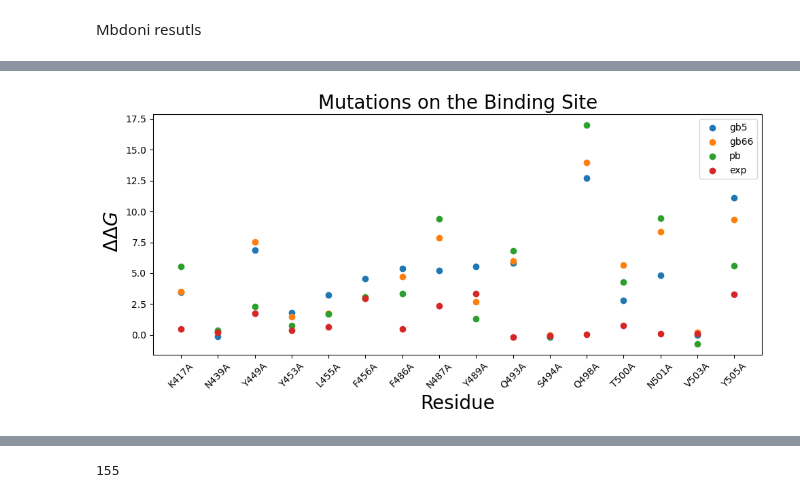
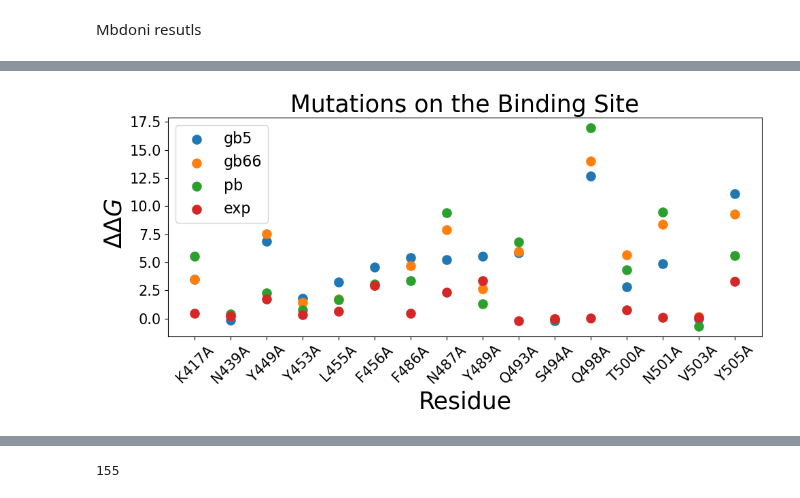
Before and after one commit to fergplace/amber_scripts, a Jupyter notebook: fun_figures.ipynb, the cells around one changed output, grey strips where cells are left out. Cells and saved outputs as stored; diff of their text form; code cells hidden in the pictures.

```diff
--- a/fun_figures.ipynb
+++ b/fun_figures.ipynb
@@ -109,21 +115,22 @@ plt.savefig("all_muts_fig.png")
 # %%
 plt.figure(figsize=(10, 5))
 
 plt.scatter( df_num_data_sorted_binding_site_mbondi["mutations"]
-            ,-df_num_data_sorted_binding_site_mbondi["delta_delta_g_gen"], label="gb5")
+            ,-df_num_data_sorted_binding_site_mbondi["delta_delta_g_gen"], label="gb5" ,s = 90)
 plt.scatter( df_num_data_sorted_binding_site_mbondi["mutations"]
-            ,-df_num_data_sorted_binding_site_mbondi["delta_delta_g_gen_66"], label="gb66")
+            ,-df_num_data_sorted_binding_site_mbondi["delta_delta_g_gen_66"], label="gb66",s = 90)
 plt.scatter( df_num_data_sorted_binding_site_mbondi["mutations"]
-            ,-df_num_data_sorted_binding_site_mbondi["delta_delta_g_pb"], label="pb")
+            ,-df_num_data_sorted_binding_site_mbondi["delta_delta_g_pb"], label="pb",s = 90)
 plt.scatter( df_num_data_sorted_binding_site_mbondi["mutations"]
-            ,-df_num_data_sorted_binding_site_mbondi["exp_data"], label="exp")
+            ,-df_num_data_sorted_binding_site_mbondi["exp_data"], label="exp",s = 90)
 
-plt.legend()
-plt.title("Mutations on the Binding Site", fontsize = 20)
-plt.ylabel(" $\Delta \Delta G$", fontsize = 20)
-plt.xticks(rotation=45)
-plt.xlabel("Residue",  fontsize = 20)
+plt.legend(fontsize=16)
+plt.title("Mutations on the Binding Site", fontsize = 25)
+plt.ylabel(" $\Delta \Delta G$", fontsize = 25)
+plt.xticks(rotation=45, fontsize= 15)
+plt.yticks(fontsize = 15)
+plt.xlabel("Residue",  fontsize = 25)
 plt.tight_layout()
 plt.savefig("binding_site_fig.png")
 # %% [output]
-[figure, old version]
+[figure, new version]
```
Also changed, not shown: parts of 4 cells of this notebook, 1 other file.
